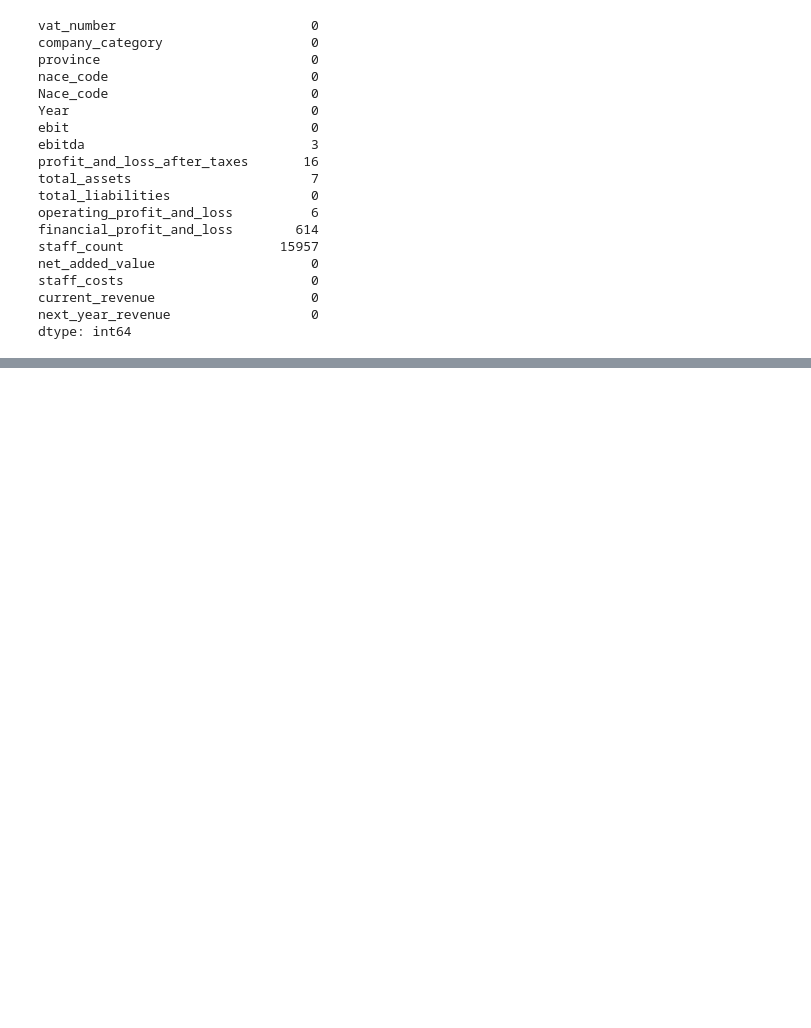
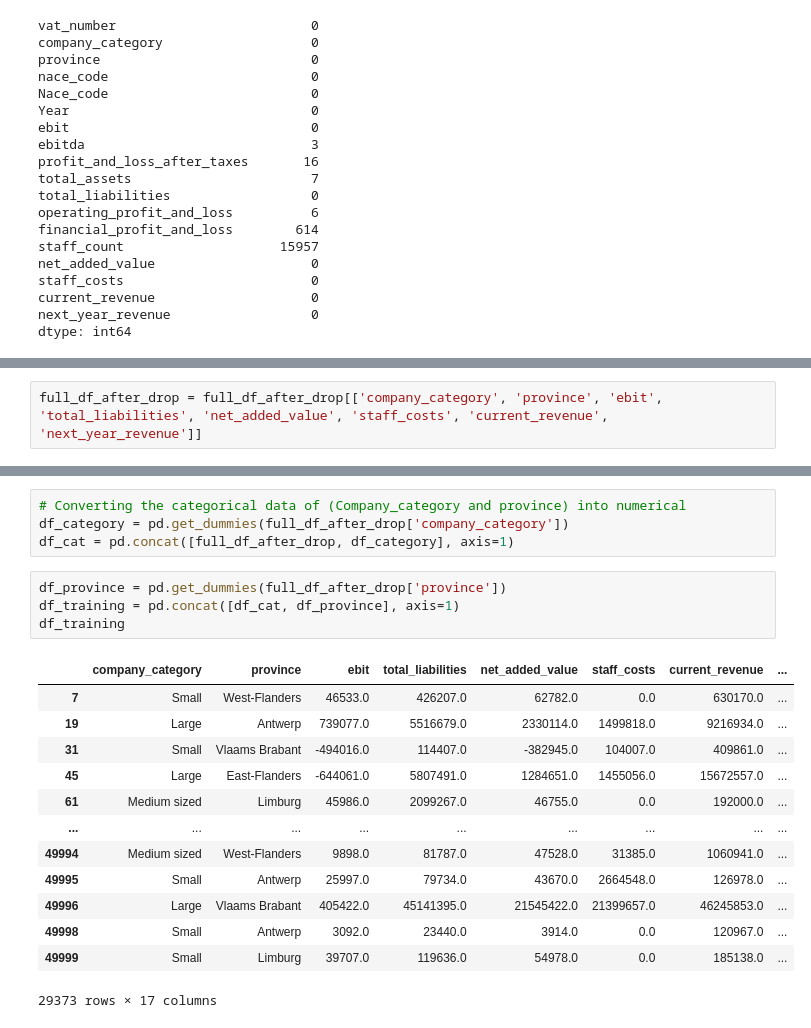
Before and after one commit to PragatiKhadka/revenue_prediction, a Jupyter notebook: drop_revenue.ipynb, the cells around one changed output, grey strips where cells are left out. Cells and saved outputs as stored; diff of their text form; blank space fills up the shorter version.

Commit message:
using categorical columns

```diff
--- a/drop_revenue.ipynb
+++ b/drop_revenue.ipynb
@@ -158,0 +161,2 @@ dtype: int64
+# %%
+full_df_after_drop = full_df_after_drop[['company_category', 'province', 'ebit', 'total_liabilities', 'net_added_value', 'staff_costs', 'current_revenue', 'next_year_revenue']]
@@ -158,0 +175,22 @@ dtype: int64
+# %%
+# Converting the categorical data of (Company_category and province) into numerical
+df_category = pd.get_dummies(full_df_after_drop['company_category'])
+df_cat = pd.concat([full_df_after_drop, df_category], axis=1)
+# %%
+df_province = pd.get_dummies(full_df_after_drop['province'])
+df_training = pd.concat([df_cat, df_province], axis=1)
+df_training
+# %% [output]
+|  | company_category | province | ebit | total_liabilities | net_added_value | staff_costs | current_revenue | ... |
+| 7 | Small | West-Flanders | 46533.0 | 426207.0 | 62782.0 | 0.0 | 630170.0 | ... |
+| 19 | Large | Antwerp | 739077.0 | 5516679.0 | 2330114.0 | 1499818.0 | 9216934.0 | ... |
+| 31 | Small | Vlaams Brabant | -494016.0 | 114407.0 | -382945.0 | 104007.0 | 409861.0 | ... |
+| 45 | Large | East-Flanders | -644061.0 | 5807491.0 | 1284651.0 | 1455056.0 | 15672557.0 | ... |
+| 61 | Medium sized | Limburg | 45986.0 | 2099267.0 | 46755.0 | 0.0 | 192000.0 | ... |
+| ... | ... | ... | ... | ... | ... | ... | ... | ... |
+| 49994 | Medium sized | West-Flanders | 9898.0 | 81787.0 | 47528.0 | 31385.0 | 1060941.0 | ... |
+| 49995 | Small | Antwerp | 25997.0 | 79734.0 | 43670.0 | 2664548.0 | 126978.0 | ... |
+| 49996 | Large | Vlaams Brabant | 405422.0 | 45141395.0 | 21545422.0 | 21399657.0 | 46245853.0 | ... |
+| 49998 | Small | Antwerp | 3092.0 | 23440.0 | 3914.0 | 0.0 | 120967.0 | ... |
+| 49999 | Small | Limburg | 39707.0 | 119636.0 | 54978.0 | 0.0 | 185138.0 | ... |
+29373 rows × 17 columns
```
Also changed, not shown: parts of 7 cells of this notebook.
